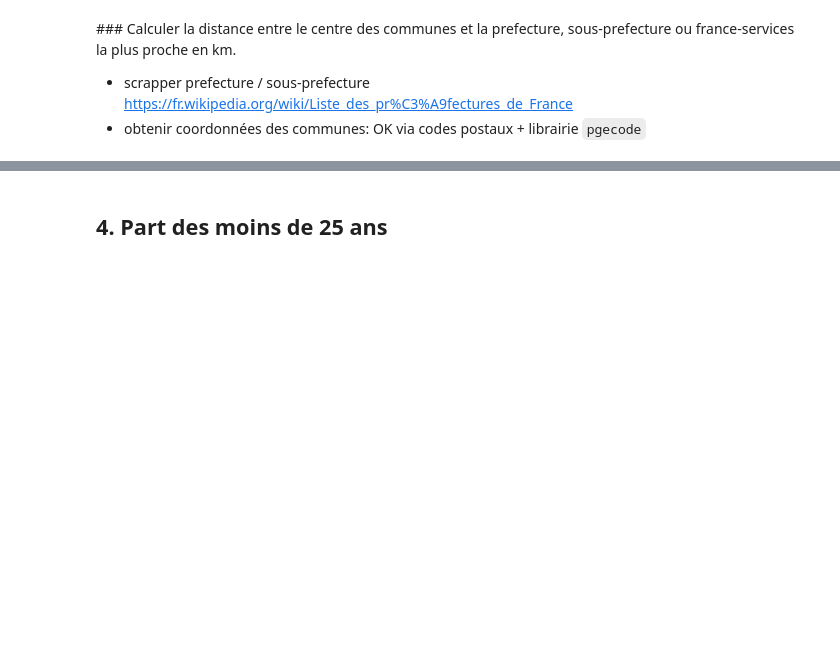
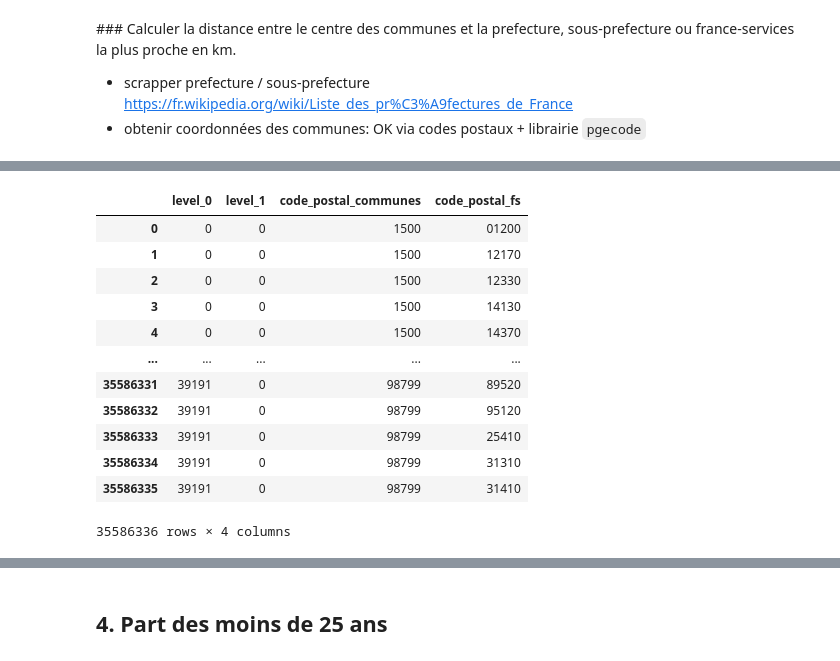
Before and after one commit to dataforgoodfr/batch8_mednum, a Jupyter notebook: notebooks/acces_information.ipynb, the cells around one changed output, grey strips where cells are left out. Drawn from its saved outputs; the diff is of its cells as text; code cells hidden in the pictures; blank space fills up the shorter version.

```diff
--- a/notebooks/acces_information.ipynb
+++ b/notebooks/acces_information.ipynb
@@ -208,7 +185,7 @@ import json
 with open("france_services.geojson", "r") as read_file:
     fs = json.load(read_file)
 # %%
-data = pd.DataFrame()
+data_fs = pd.DataFrame()
 for n, temp in enumerate(fs['features']):
 
     df_temp = pd.DataFrame.from_records([{'latitude': temp['properties']['LATITUDE'],
@@ -219,4 +196,4 @@ for n, temp in enumerate(fs['features']):
                             'lib_france_services': temp['properties']['lib_france_services']
                             }])
 
-    data = pd.concat([data, df_temp], axis=0)
+    data_fs = pd.concat([data_fs, df_temp], axis=0)
@@ -296,2 +277,29 @@ commune
 # %%
 # calculer le france-service (ou prefecture, sous-prefecture etc.) le plus proche de chaque commune et bueno
+# %%
+commune.dtypes
+commune['code_postal'] = commune['code_postal'].astype(str)
+# %%
+def df_crossjoin(df1, df2, **kwargs):
+    """
+    Make a cross join (cartesian product) between two dataframes by using a constant temporary key.
+    Also sets a MultiIndex which is the cartesian product of the indices of the input dataframes.
+    See: https://github.com/pydata/pandas/issues/5401
+    :param df1 dataframe 1
+    :param df1 dataframe 2
+    :param kwargs keyword arguments that will be passed to pd.merge()
+    :return cross join of df1 and df2
+    """
+    df1['_tmpkey'] = 1
+    df2['_tmpkey'] = 1
+
+    res = pd.merge(df1, df2, on='_tmpkey', **kwargs).drop('_tmpkey', axis=1)
+    res.index = pd.MultiIndex.from_product((df1.index, df2.index))
+
+    df1.drop('_tmpkey', axis=1, inplace=True)
+    df2.drop('_tmpkey', axis=1, inplace=True)
+
+    return res
+
+df = df_crossjoin(commune[['code_postal']], data_fs[['code_postal']], suffixes=('_communes', '_fs'))
+df = df.reset_index()
@@ -297,0 +321,16 @@ commune
+# %%
+df
+# %% [output]
+|  | level_0 | level_1 | code_postal_communes | code_postal_fs |
+| 0 | 0 | 0 | 1500 | 01200 |
+| 1 | 0 | 0 | 1500 | 12170 |
+| 2 | 0 | 0 | 1500 | 12330 |
+| 3 | 0 | 0 | 1500 | 14130 |
+| 4 | 0 | 0 | 1500 | 14370 |
+| ... | ... | ... | ... | ... |
+| 35586331 | 39191 | 0 | 98799 | 89520 |
+| 35586332 | 39191 | 0 | 98799 | 95120 |
+| 35586333 | 39191 | 0 | 98799 | 25410 |
+| 35586334 | 39191 | 0 | 98799 | 31310 |
+| 35586335 | 39191 | 0 | 98799 | 31410 |
+35586336 rows × 4 columns
```
Also changed, not shown: parts of 23 cells of this notebook.
